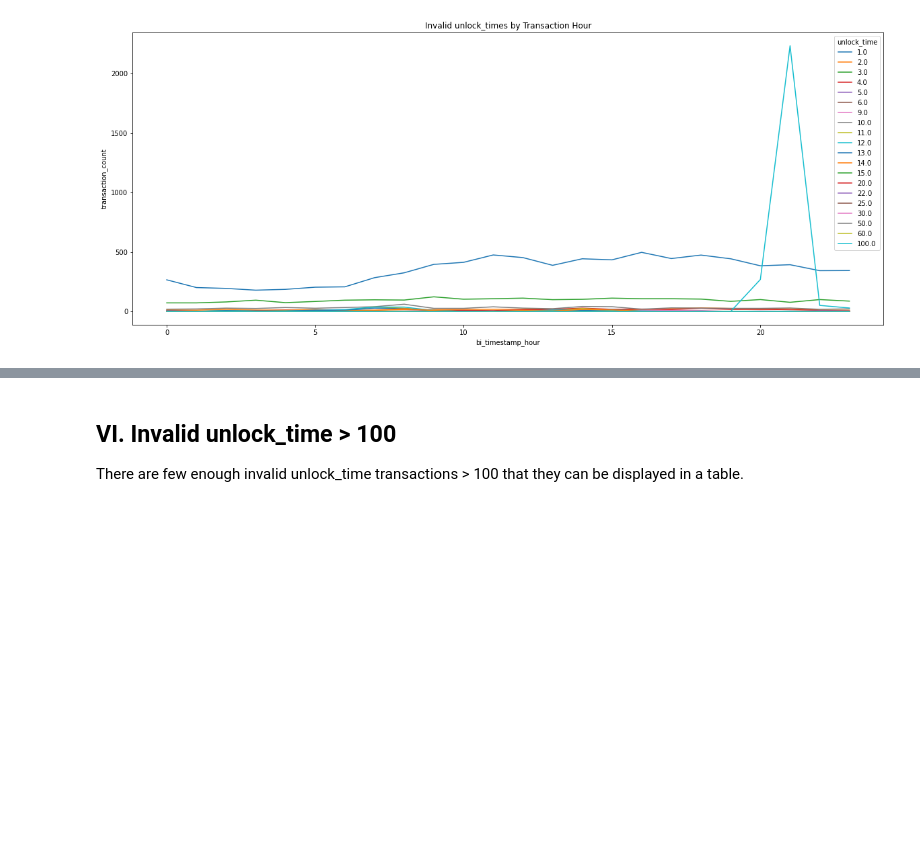
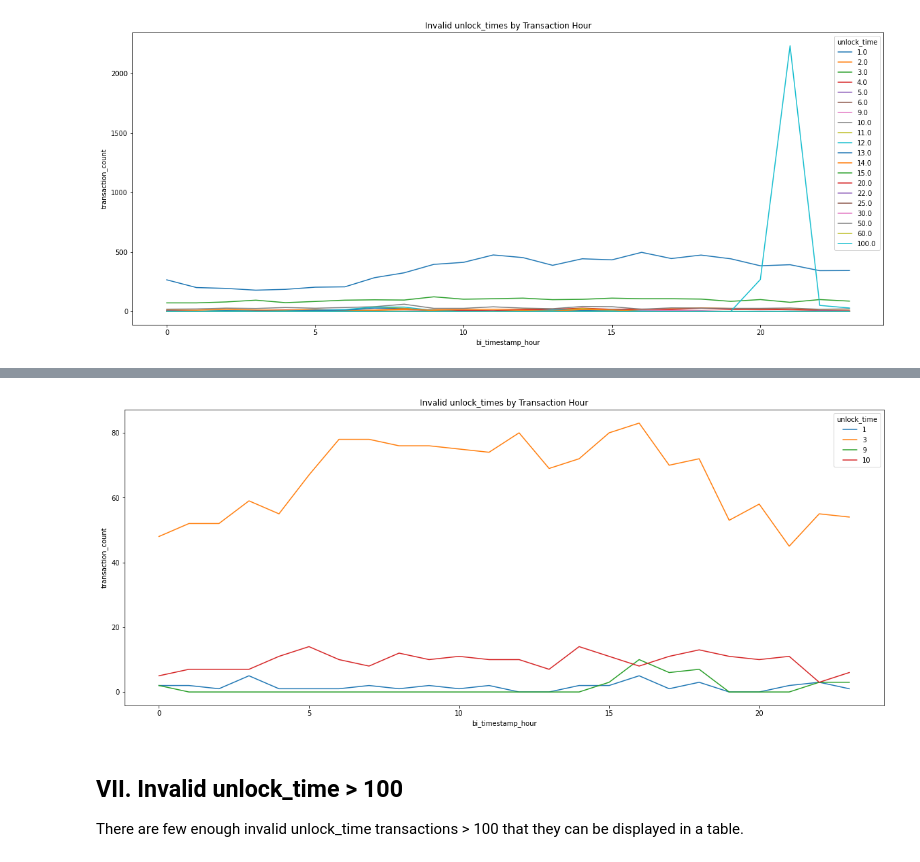
Before and after one commit to AnonimaUzanto/monero_blockchain_analysis, a Jupyter notebook: Unlock_Time_Analysis.ipynb, the cells around one changed output, grey strips where cells are left out. Cells and saved outputs as stored; diff of their text form; code cells hidden in the pictures; blank space fills up the shorter version.

```diff
--- a/Unlock_Time_Analysis.ipynb
+++ b/Unlock_Time_Analysis.ipynb
@@ -261,0 +269,5 @@ plt.ylabel("transaction_count");
+# %%
+pd.set_option("display.max_columns", None)
+invalid_unlock_time_2022 = invalid_unlock_times[invalid_unlock_times["bi_timestamp_my"] >= "2022-01"].reset_index().copy()
+invalid_unlock_time_2022["bi_timestamp_hour"] = pd.to_datetime(invalid_unlock_time_2022["bi_timestamp_date"]).dt.hour
+invalid_unlock_time_2022.groupby(["unlock_time", "bi_timestamp_hour"]).count()["tx_hash"].unstack().fillna(0)
@@ -262,5 +281,11 @@ plt.ylabel("transaction_count");
+# %%
+invalid_unlock_time_2022.groupby(["bi_timestamp_hour", "unlock_time"]).count()["tx_hash"].unstack().fillna(0).plot(kind="line", figsize=(20,8))
+plt.title("Invalid unlock_times by Transaction Hour")
+plt.ylabel("transaction_count");
+# %% [output]
+[figure, added]
 # %% [markdown]
-## VI. Invalid unlock_time > 100
+## VII. Invalid unlock_time > 100
 
 There are few enough invalid unlock_time transactions > 100 that they can be displayed in a table.
 # %%
```
Also changed, not shown: parts of 9 cells of this notebook.
